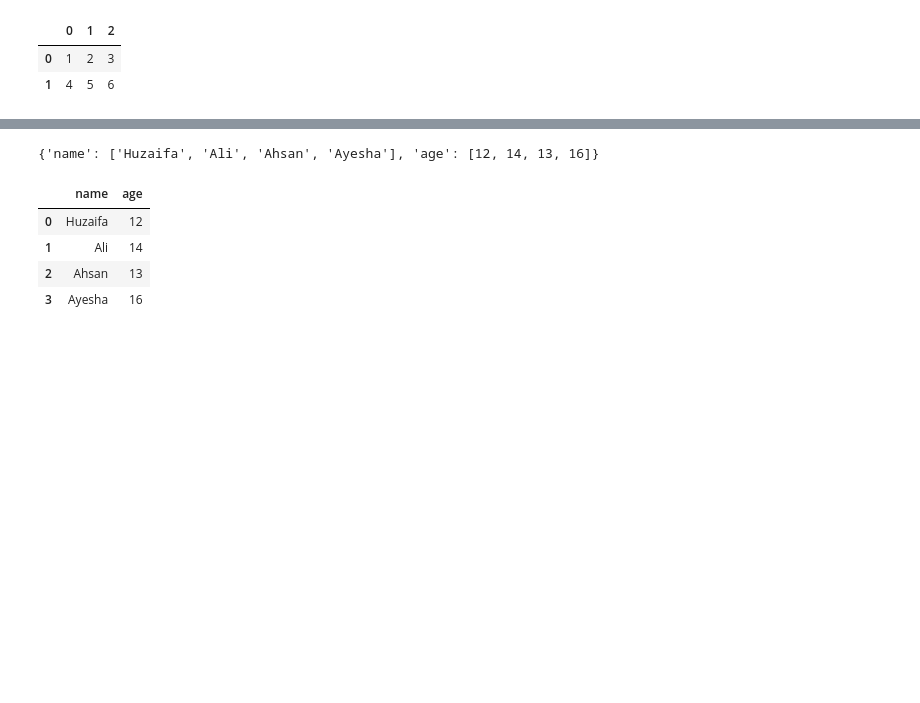
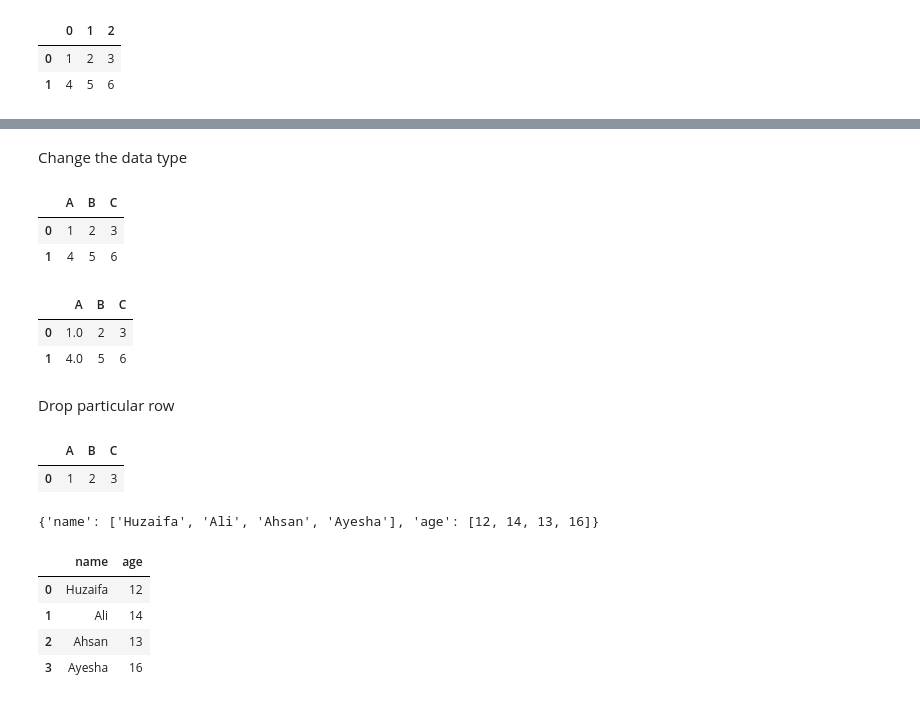
Before and after one commit to AyeshaMalikAyesha/DataEngineering, a Jupyter notebook: Pandas.ipynb, the cells around one changed output, grey strips where cells are left out. Saved outputs shown, nothing was run; the diff lists cells and outputs as text; code cells hidden in the pictures; blank space fills up the shorter version.

```diff
--- a/Pandas.ipynb
+++ b/Pandas.ipynb
@@ -22,0 +63,2 @@ pd.DataFrame(arr)
+# %%
+df=df.dropna(subset=['A','B','C'])
@@ -22,0 +74,2 @@ pd.DataFrame(arr)
+# %%
+df.loc[df.X.isna()]['X']=0
@@ -23,3 +89,24 @@ pd.DataFrame(arr)
+# %% [markdown]
+Change the data type
+# %%
+df
+# %% [output]
+|  | A | B | C |
+| 0 | 1 | 2 | 3 |
+| 1 | 4 | 5 | 6 |
+# %%
+df.astype({'A':'float'})
+# %% [output]
+|  | A | B | C |
+| 0 | 1.0 | 2 | 3 |
+| 1 | 4.0 | 5 | 6 |
+# %% [markdown]
+Drop particular row
+# %%
+df.drop(df.loc[df.A==4.0].index)
+# %% [output]
+|  | A | B | C |
+| 0 | 1 | 2 | 3 |
 # %%
 student={'name':['Huzaifa','Ali','Ahsan','Ayesha'],
          'age':[12,14,13,16]}
```
Also changed, not shown: parts of 12 cells of this notebook.
